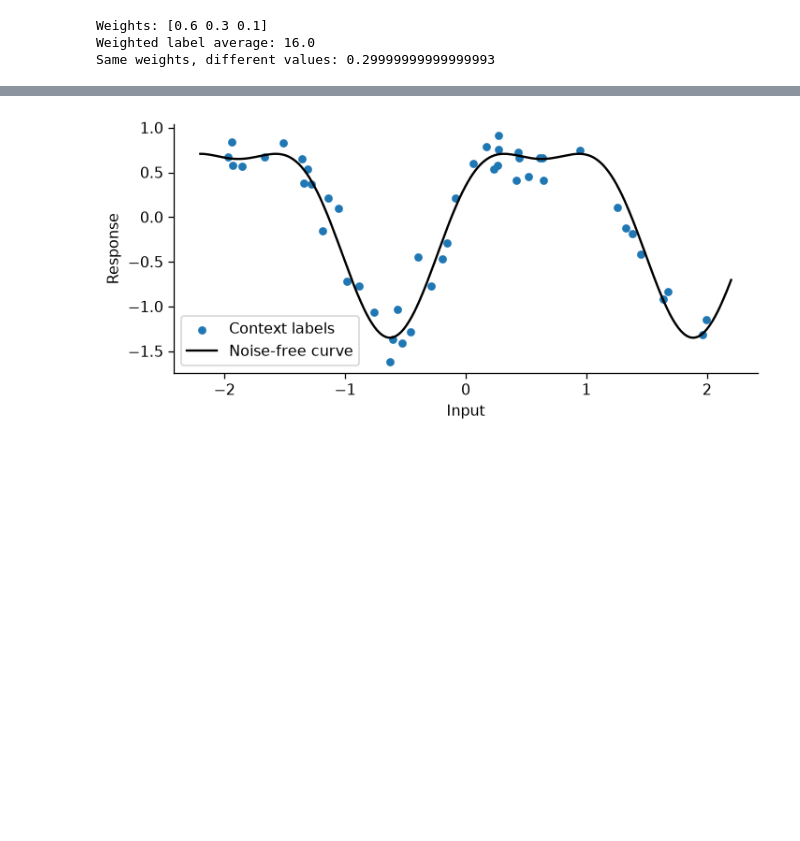
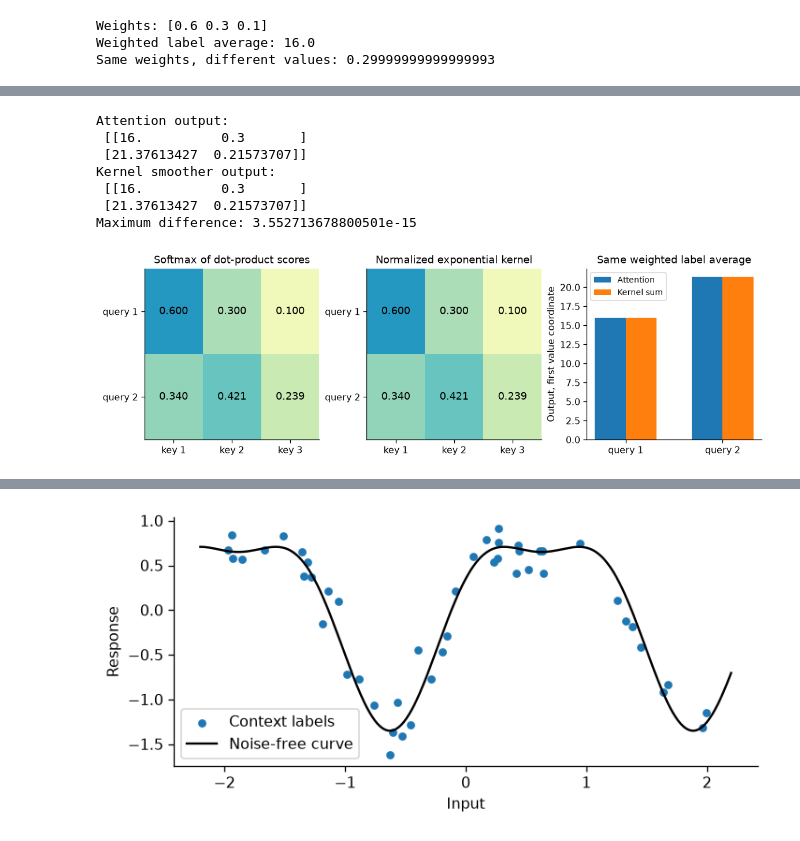
Before and after one commit to asudjianto-xml/Attention-as-Kernel, a Jupyter notebook: attention_tutorial.ipynb, the cells around one changed output, grey strips where cells are left out. Drawn from its saved outputs; the diff is of its cells as text; code cells hidden in the pictures; blank space fills up the shorter version.

Commit message:
Connect dot-product attention to kernel averages throughout tutorial

```diff
--- a/attention_tutorial.ipynb
+++ b/attention_tutorial.ipynb
@@ -357,0 +94,50 @@ We draw context, validation and test observations separately. Validation chooses
+# %%
+# Two projected queries, three projected keys and two value coordinates.
+bridge_queries = np.array([[1., 0.], [0., 1.]])
+bridge_keys = np.array([[np.sqrt(2)*np.log(6), 0.2],
+                        [np.sqrt(2)*np.log(3), 0.5], [0., -0.3]])
+bridge_values = np.array([[10., 1.], [20., -2.], [40., 3.]])
+bridge_scores = bridge_queries @ bridge_keys.T / np.sqrt(bridge_keys.shape[1])
+
+# Form 1: standard dot-product attention, implemented in PyTorch.
+bridge_attention = torch.softmax(torch.tensor(bridge_scores), dim=-1).numpy()
+bridge_attention_output = bridge_attention @ bridge_values
+
+# Form 2: the same operation as a normalized positive-kernel sum.
+bridge_kernel = np.exp(bridge_scores)
+bridge_kernel_weights = bridge_kernel / bridge_kernel.sum(axis=1, keepdims=True)
+bridge_kernel_output = (bridge_kernel @ bridge_values) / bridge_kernel.sum(axis=1, keepdims=True)
+np.testing.assert_allclose(bridge_attention, bridge_kernel_weights, atol=1e-14)
+np.testing.assert_allclose(bridge_attention_output, bridge_kernel_output, atol=1e-14)
+np.testing.assert_allclose(bridge_attention[0], [0.6,0.3,0.1], atol=1e-14)
+np.testing.assert_allclose(bridge_attention_output[0], [16.,0.3], atol=1e-14)
+print('Attention output:\n', bridge_attention_output)
+print('Kernel smoother output:\n', bridge_kernel_output)
+print('Maximum difference:', np.abs(bridge_attention_output-bridge_kernel_output).max())
+
+fig, axes = plt.subplots(1,3,figsize=(10,3.1),constrained_layout=True)
+for ax, matrix, title in zip(axes[:2], [bridge_attention,bridge_kernel_weights],
+        ['Softmax of dot-product scores', 'Normalized exponential kernel']):
+    im=ax.imshow(matrix,vmin=0,vmax=1,cmap='YlGnBu',aspect='auto')
+    for (i,j), value in np.ndenumerate(matrix):
+        ax.text(j,i,f'{value:.3f}',ha='center',va='center',fontsize=11)
+    ax.set_xticks(range(3),['key 1','key 2','key 3'])
+    ax.set_yticks(range(2),['query 1','query 2'])
+    ax.set_title(title,fontsize=11)
+positions=np.arange(2)
+axes[2].bar(positions-.16,bridge_attention_output[:,0],width=.32,label='Attention')
+axes[2].bar(positions+.16,bridge_kernel_output[:,0],width=.32,label='Kernel sum')
+axes[2].set_xticks(positions,['query 1','query 2'])
+axes[2].set_title('Same weighted label average',fontsize=11)
+axes[2].set_ylabel('Output, first value coordinate')
+axes[2].legend(fontsize=9)
+savefig('attention_kernel_identity')
+# %% [output]
+Attention output:
+ [[16.          0.3       ]
+ [21.37613427  0.21573707]]
+Kernel smoother output:
+ [[16.          0.3       ]
+ [21.37613427  0.21573707]]
+Maximum difference: 3.552713678800501e-15
+[figure, added]
```
Also changed, not shown: parts of 43 cells of this notebook, 2 other files.
